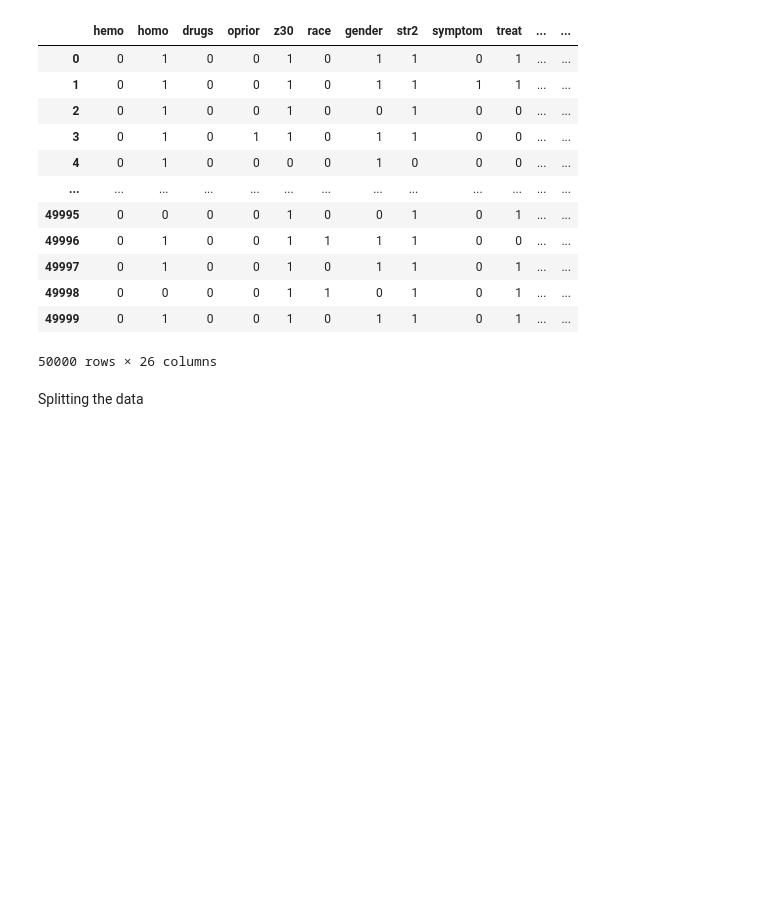
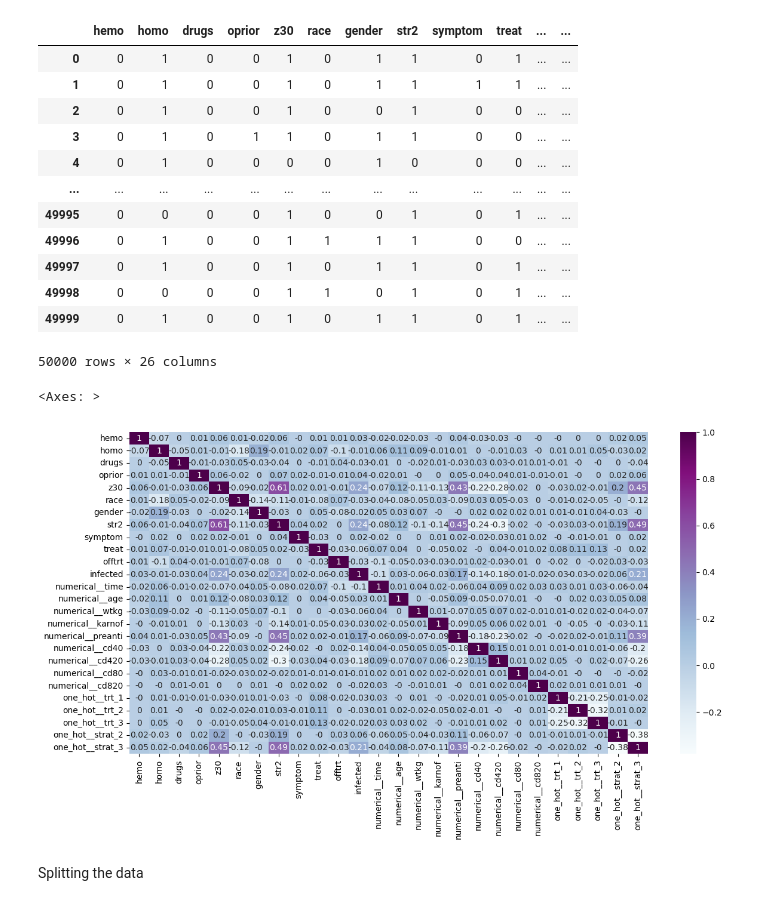
Before and after one commit to Bartoszcz28/AIDS_prediction, a Jupyter notebook: main.ipynb, the cells around one changed output. Drawn from its saved outputs; the diff is of its cells as text; code cells hidden in the pictures; blank space fills up the shorter version.

Commit message:
correlation matrix

```diff
--- a/main.ipynb
+++ b/main.ipynb
@@ -190,6 +192,15 @@ aids_t
 | 49998 | 0 | 0 | 0 | 0 | 1 | 1 | 0 | 1 | 0 | 1 | ... | ... |
 | 49999 | 0 | 1 | 0 | 0 | 1 | 0 | 1 | 1 | 0 | 1 | ... | ... |
 50000 rows × 26 columns
+# %%
+# correlation matrix
+
+correlation = aids_t.corr().round(2)
+plt.figure(figsize = (14,7))
+sns.heatmap(correlation, annot=True, cmap='BuPu')
+# %% [output]
+<Axes: >
+[figure, added]
 # %% [markdown]
 Splitting the data
 # %%
```
Also changed, not shown: parts of 2 cells of this notebook.
